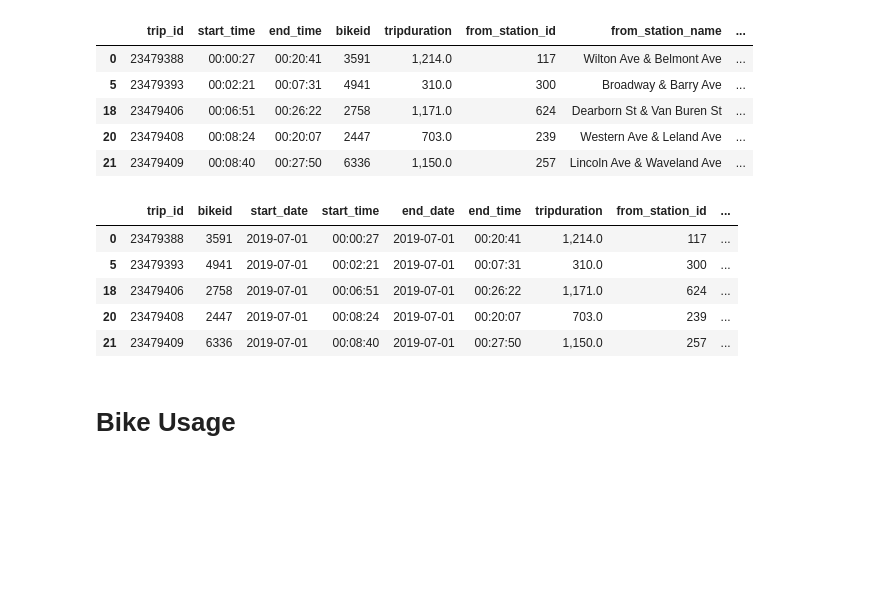
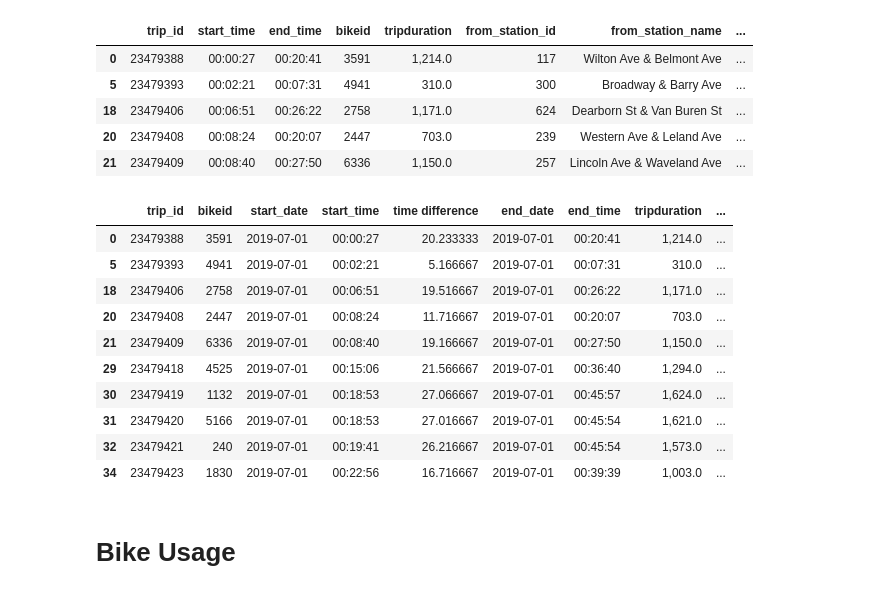
Before and after one commit to ruthhinkle/divvy-analysis, a Jupyter notebook: DIVVY_ANEHER3.ipynb, the cells around one changed output. Saved outputs shown, nothing was run; the diff lists cells and outputs as text; code cells hidden in the pictures; blank space fills up the shorter version.

```diff
--- a/DIVVY_ANEHER3.ipynb
+++ b/DIVVY_ANEHER3.ipynb
@@ -70,3 +70,8 @@ divvy_df.head()
 | 18 | 23479406 | 2019-07-01 00:06:51 | 2019-07-01 00:26:22 | 2758 | 1,171.0 | 624 | Dearborn St & Van Buren St | ... |
 | 20 | 23479408 | 2019-07-01 00:08:24 | 2019-07-01 00:20:07 | 2447 | 703.0 | 239 | Western Ave & Leland Ave | ... |
 | 21 | 23479409 | 2019-07-01 00:08:40 | 2019-07-01 00:27:50 | 6336 | 1,150.0 | 257 | Lincoln Ave & Waveland Ave | ... |
+# %%
+divvy_df['time difference'] = ((pd.to_datetime(divvy_df['end_time']) -
+                            pd.to_datetime(divvy_df['start_time']))
+                                .dt.total_seconds() / 60)
+divvy_df
@@ -90,15 +109,20 @@ divvy_df.head()
 | 21 | 23479409 | 00:08:40 | 00:27:50 | 6336 | 1,150.0 | 257 | Lincoln Ave & Waveland Ave | ... |
 # %%
 # Organize columns in dataframe
-divvy_df = divvy_df[["trip_id", "bikeid", "start_date", "start_time", "end_date", "end_time", "tripduration", "from_station_id", "from_station_name", "to_station_id", "to_station_name", "usertype", "gender", "birthyear", "age", "Age Group"]]
-divvy_df.head()
+divvy_df = divvy_df[["trip_id", "bikeid", "start_date", "start_time", "time difference", "end_date", "end_time", "tripduration", "from_station_id", "from_station_name", "to_station_id", "to_station_name", "usertype", "gender", "birthyear", "age", "Age Group"]]
+divvy_df.head(10)
 # %% [output]
-|  | trip_id | bikeid | start_date | start_time | end_date | end_time | tripduration | from_station_id | ... |
-| 0 | 23479388 | 3591 | 2019-07-01 | 00:00:27 | 2019-07-01 | 00:20:41 | 1,214.0 | 117 | ... |
-| 5 | 23479393 | 4941 | 2019-07-01 | 00:02:21 | 2019-07-01 | 00:07:31 | 310.0 | 300 | ... |
-| 18 | 23479406 | 2758 | 2019-07-01 | 00:06:51 | 2019-07-01 | 00:26:22 | 1,171.0 | 624 | ... |
-| 20 | 23479408 | 2447 | 2019-07-01 | 00:08:24 | 2019-07-01 | 00:20:07 | 703.0 | 239 | ... |
-| 21 | 23479409 | 6336 | 2019-07-01 | 00:08:40 | 2019-07-01 | 00:27:50 | 1,150.0 | 257 | ... |
+|  | trip_id | bikeid | start_date | start_time | time difference | end_date | end_time | tripduration | ... |
+| 0 | 23479388 | 3591 | 2019-07-01 | 00:00:27 | 20.233333 | 2019-07-01 | 00:20:41 | 1,214.0 | ... |
+| 5 | 23479393 | 4941 | 2019-07-01 | 00:02:21 | 5.166667 | 2019-07-01 | 00:07:31 | 310.0 | ... |
+| 18 | 23479406 | 2758 | 2019-07-01 | 00:06:51 | 19.516667 | 2019-07-01 | 00:26:22 | 1,171.0 | ... |
+| 20 | 23479408 | 2447 | 2019-07-01 | 00:08:24 | 11.716667 | 2019-07-01 | 00:20:07 | 703.0 | ... |
+| 21 | 23479409 | 6336 | 2019-07-01 | 00:08:40 | 19.166667 | 2019-07-01 | 00:27:50 | 1,150.0 | ... |
+| 29 | 23479418 | 4525 | 2019-07-01 | 00:15:06 | 21.566667 | 2019-07-01 | 00:36:40 | 1,294.0 | ... |
+| 30 | 23479419 | 1132 | 2019-07-01 | 00:18:53 | 27.066667 | 2019-07-01 | 00:45:57 | 1,624.0 | ... |
+| 31 | 23479420 | 5166 | 2019-07-01 | 00:18:53 | 27.016667 | 2019-07-01 | 00:45:54 | 1,621.0 | ... |
+| 32 | 23479421 | 240 | 2019-07-01 | 00:19:41 | 26.216667 | 2019-07-01 | 00:45:54 | 1,573.0 | ... |
+| 34 | 23479423 | 1830 | 2019-07-01 | 00:22:56 | 16.716667 | 2019-07-01 | 00:39:39 | 1,003.0 | ... |
 # %% [markdown]
 # Bike Usage
 # %%
```
Also changed, not shown: parts of 40 cells of this notebook.
